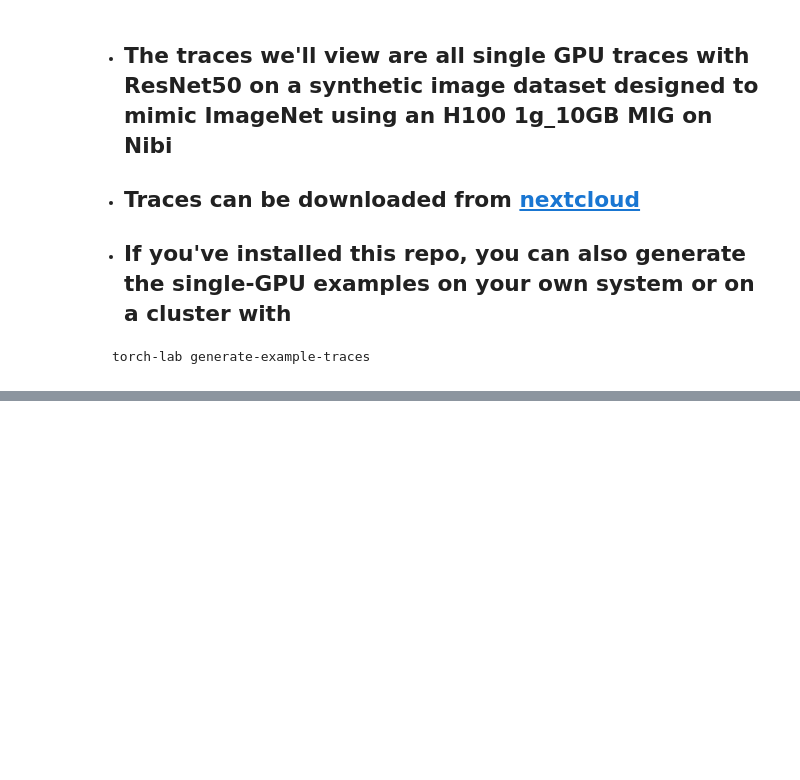
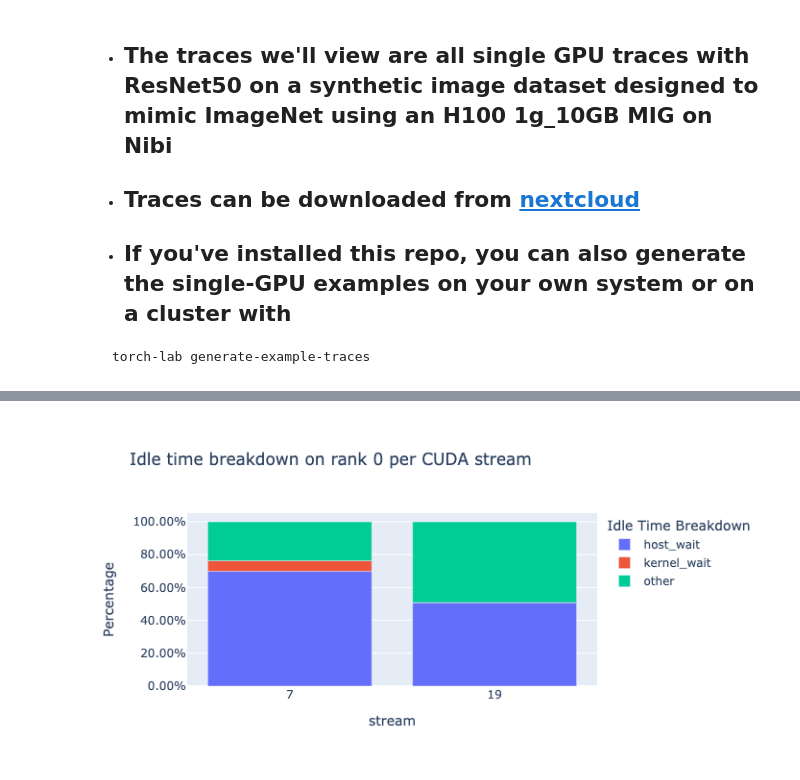
Before and after one commit to cwilson51/sn-torch-lab, a Jupyter notebook: demo/demo.ipynb, the cells around one changed output, grey strips where cells are left out. Cells and saved outputs as stored; diff of their text form; code cells hidden in the pictures; blank space fills up the shorter version.

```diff
--- a/demo/demo.ipynb
+++ b/demo/demo.ipynb
@@ -292,0 +358,4 @@ torch-lab generate-example-traces
+# %%
+idle_time_df, _ = analyzer.get_idle_time_breakdown()
+# %% [output]
+[figure, added]
```
Also changed, not shown: parts of 27 cells of this notebook.
